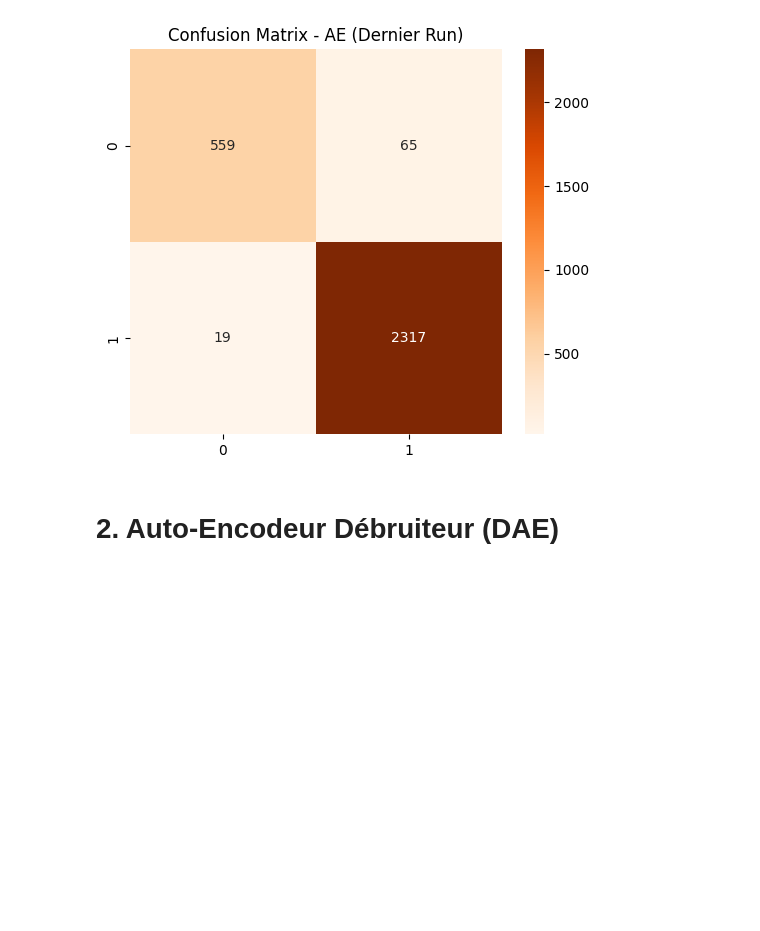
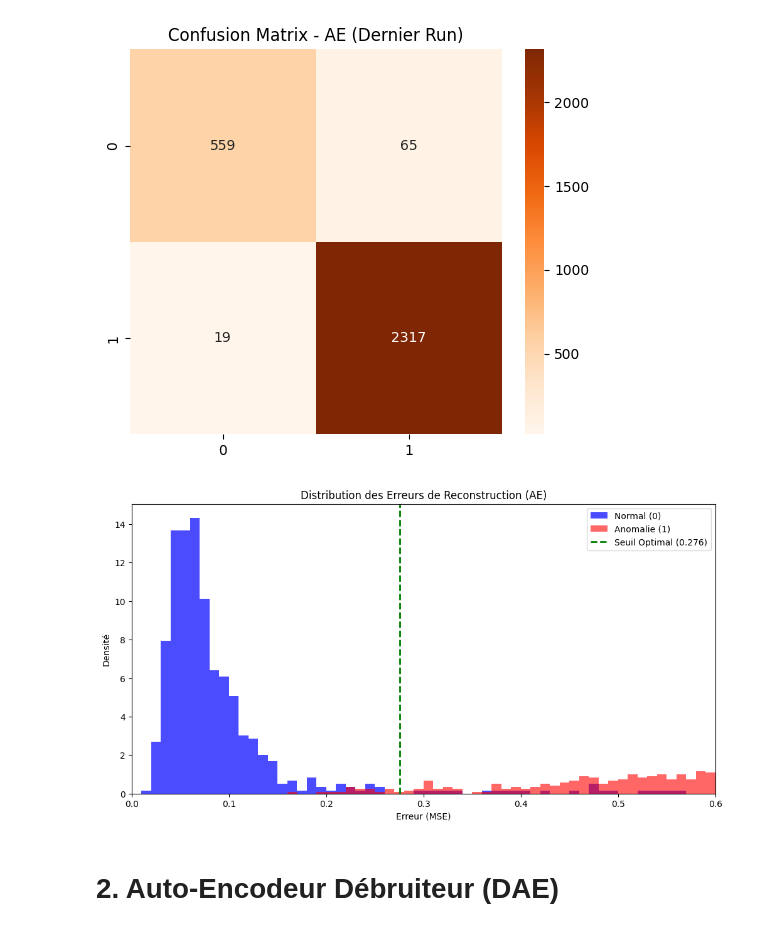
Before and after one commit to PolySeb2025/TP2-Clustering-et-d-etection-d-anomalies, a Jupyter notebook: notebooks/anomalies/Anomalie_AutoEncodeur.ipynb, the cells around one changed output. Drawn from its saved outputs; the diff is of its cells as text; code cells hidden in the pictures; blank space fills up the shorter version.

```diff
--- a/notebooks/anomalies/Anomalie_AutoEncodeur.ipynb
+++ b/notebooks/anomalies/Anomalie_AutoEncodeur.ipynb
@@ -197,6 +197,36 @@ plt.title("Confusion Matrix - AE (Dernier Run)")
 plt.show()
 # %% [output]
 [figure]
+# %%
+# 4. Histogramme des Erreurs (AE) - Aide à l'interprétation
+# Utilise le dernier modèle AE entraîné
+model = preds_ae['model']
+threshold = preds_ae['threshold']
+model.eval()
+
+# Calcul des erreurs
+X_test_tensor = torch.tensor(X_test_scaled.astype(np.float32))
+with torch.no_grad():
+    recon = model(X_test_tensor)
+    errors = torch.mean((X_test_tensor - recon) ** 2, dim=1).numpy()
+
+# Séparation par classe
+errors_normal = errors[y_test == 0]
+errors_anomaly = errors[y_test == 1]
+
+plt.figure(figsize=(12, 6))
+plt.hist(errors_normal, bins=100, alpha=0.7, label='Normal (0)', color='blue', density=True, range=(0, 1.0))
+plt.hist(errors_anomaly, bins=100, alpha=0.6, label='Anomalie (1)', color='red', density=True, range=(0, 1.0))
+plt.axvline(threshold, color='green', linestyle='--', linewidth=2, label=f'Seuil Optimal ({threshold:.3f})')
+
+plt.title("Distribution des Erreurs de Reconstruction (AE)")
+plt.xlabel("Erreur (MSE)")
+plt.ylabel("Densité")
+plt.xlim(0, 0.6) # Zoom
+plt.legend()
+plt.show()
+# %% [output]
+[figure, added]
 # %% [markdown]
 # 2. Auto-Encodeur Débruiteur (DAE)
 # %%
```
Also changed, not shown: parts of 5 cells of this notebook, 1 other file.
